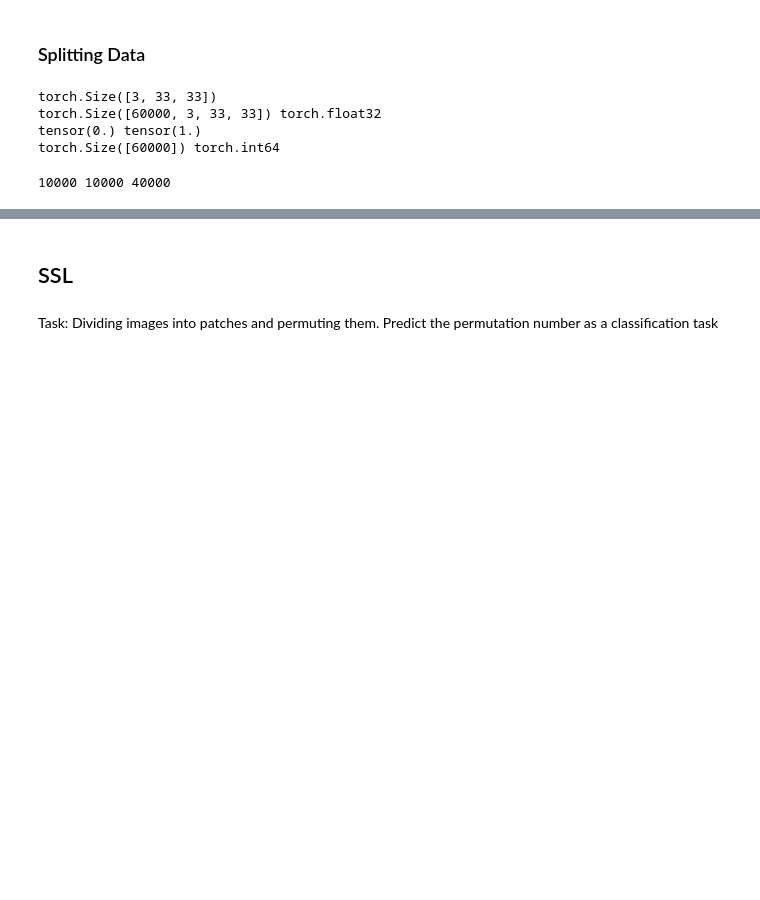
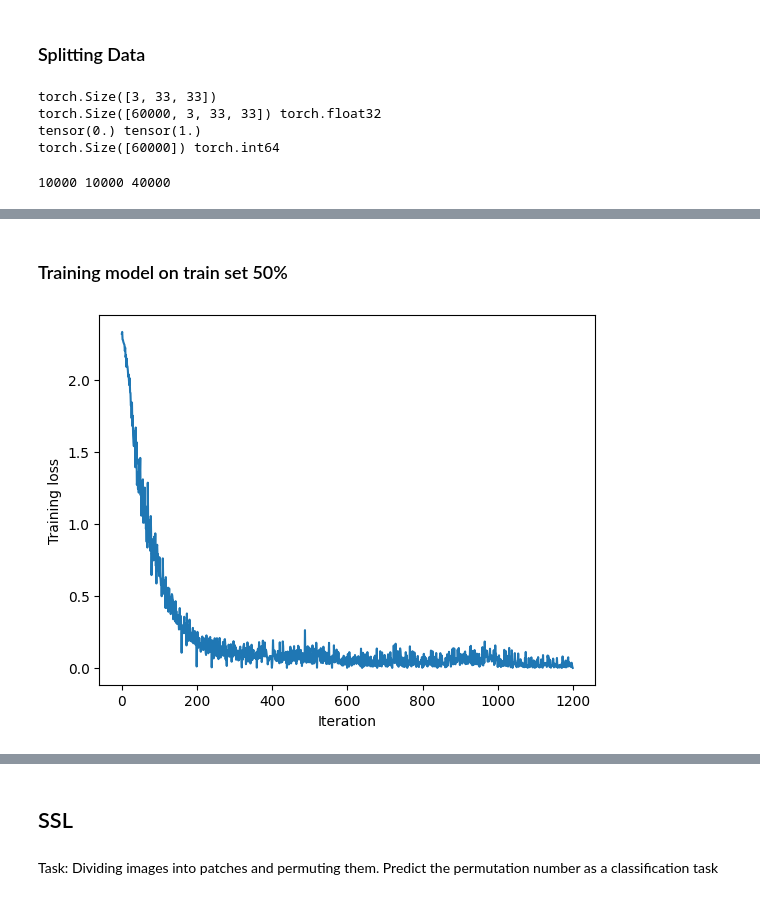
Before and after one commit to VannshJani/Machine-Learning, a Jupyter notebook: SSL.ipynb, the cells around one changed output, grey strips where cells are left out. Drawn from its saved outputs; the diff is of its cells as text; code cells hidden in the pictures; blank space fills up the shorter version.

```diff
--- a/SSL.ipynb
+++ b/SSL.ipynb
@@ -145,0 +167,12 @@ test set accuracy: 71.16%
+# %% [markdown]
+### Training model on train set 50%
+# %%
+ecf = EfficientNetClassifier(n_classes=10).to(device)
+iter_losses, epoch_losses = train_fn(ecf,nn.CrossEntropyLoss(), X[train_idx_50], y[train_idx_50], lr=3e-4,
+                                     batch_size=128, epochs=30, verbose=True)
+plt.plot(iter_losses)
+plt.xlabel("Iteration")
+plt.ylabel("Training loss")
+predict(ecf,X[test_idx],y[test_idx],"50%","no_SSL")
+# %% [output]
+[figure, added]
```
Also changed, not shown: parts of 37 cells of this notebook, 3 other files.
